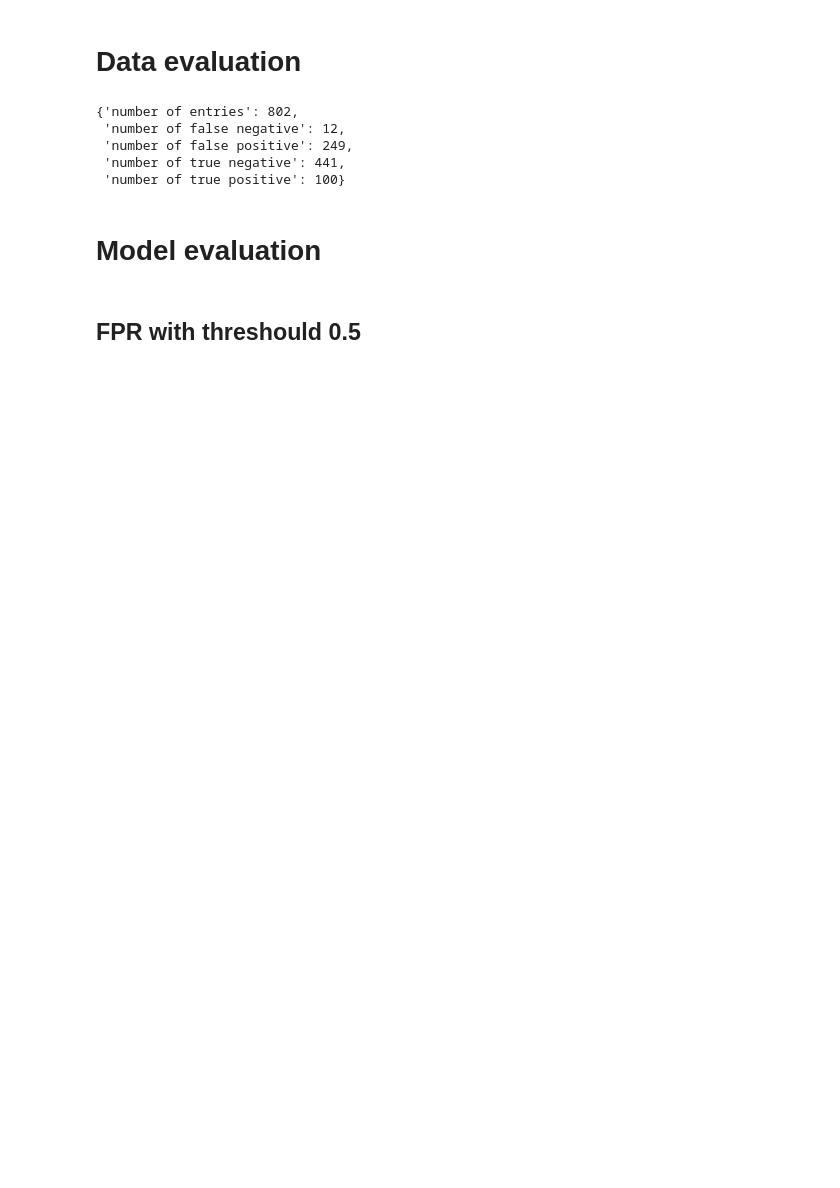
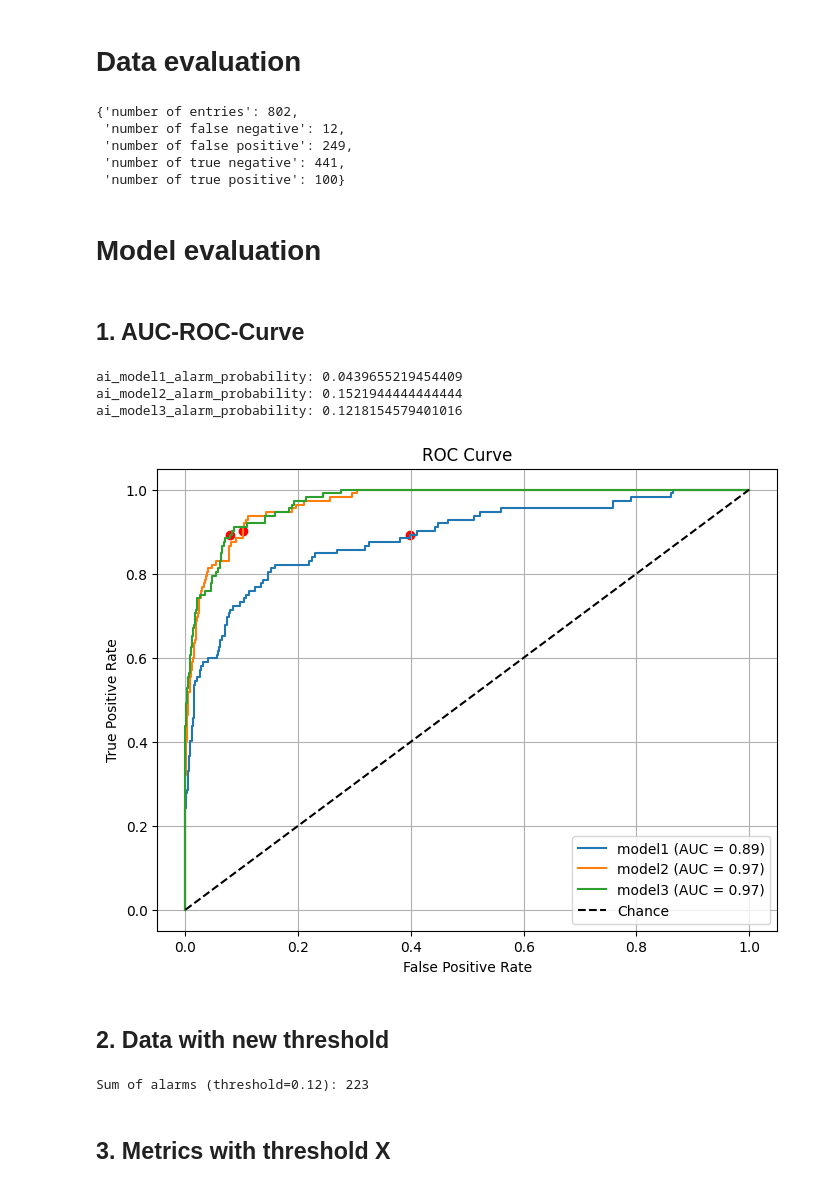
Before and after one commit to MarStreicher/menssana_case_study, a Jupyter notebook: src/model_evaluation.ipynb, the cells around one changed output. Saved outputs shown, nothing was run; the diff lists cells and outputs as text; code cells hidden in the pictures; blank space fills up the shorter version.

Commit message:
Fixed evaluation error

```diff
--- a/src/model_evaluation.ipynb
+++ b/src/model_evaluation.ipynb
@@ -5,8 +5,11 @@ from evaluation_helper import EvaluationHelper
 # %% [markdown]
 # Data evaluation
 # %%
-evaluation_data = EvaluationData()
+evaluation_data = EvaluationData(
+    file_path="/Users/marleenstreicher/Documents/git/menssana_case_study/data/solutions_case_study_task2_data.csv"
+)
 data = evaluation_data.data
+helper = EvaluationHelper(data)
 
 
 info = {
@@ -30,5 +31,27 @@ helper = EvaluationHelper(data)
+# %% [markdown]
+## 1. AUC-ROC-Curve
+# %%
+helper.plot_roc_auc_curve(best_threshold=True)
+# %% [output]
+ai_model1_alarm_probability: 0.0439655219454409
+ai_model2_alarm_probability: 0.1521944444444444
+ai_model3_alarm_probability: 0.1218154579401016
+[figure, new version]
+# %% [markdown]
+## 2. Data with new threshold
+# %%
+threshold =  0.12
+evaluation_data = EvaluationData(
+    file_path="/Users/marleenstreicher/Documents/git/menssana_case_study/data/solutions_case_study_task2_data.csv",
+    threshold=threshold
+)
+data = evaluation_data.data
+print(f"Sum of alarms (threshold={threshold}):", data["ai_model1_alarm"].sum())
+helper = EvaluationHelper(data)
+# %% [output]
+Sum of alarms (threshold=0.12): 223
 # %% [markdown]
-## FPR with threshould 0.5
+## 3. Metrics with threshold X
 # %%
 fprs = helper.get_false_positive_rate()
 pprint(fprs)
```
Also changed, not shown: parts of 8 cells of this notebook, 4 other files.
